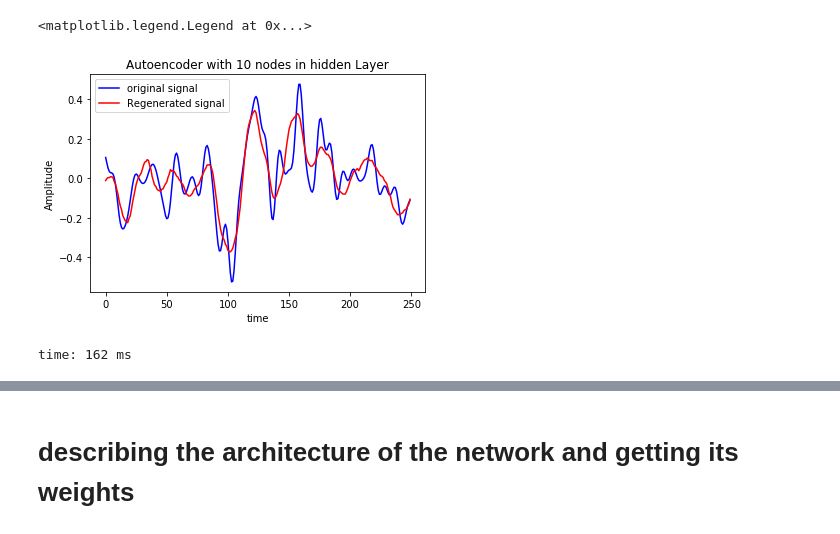
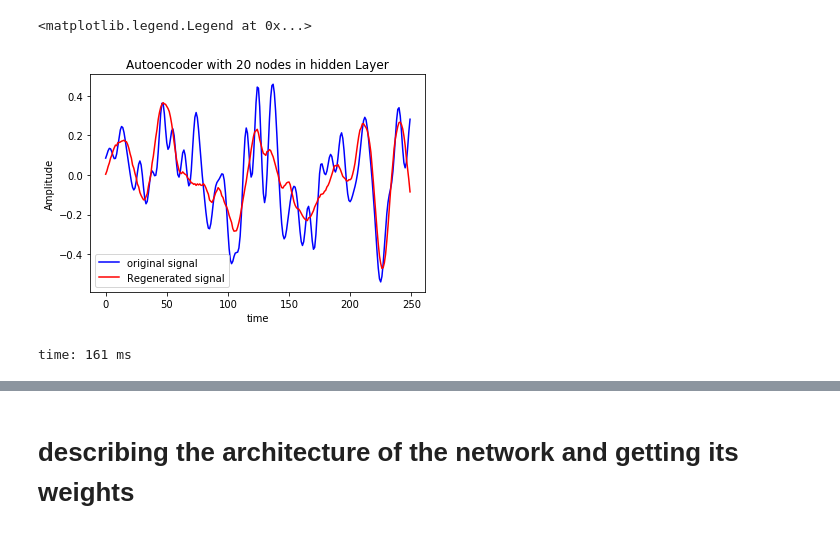
Before and after one commit to Dhawalbabbar/Autoencoder-unsupervised, a Jupyter notebook: Autoencoder NN.ipynb, the cells around one changed output, grey strips where cells are left out. Saved outputs shown, nothing was run; the diff lists cells and outputs as text; code cells hidden in the pictures.

```diff
--- a/Autoencoder NN.ipynb
+++ b/Autoencoder NN.ipynb
@@ -167,24 +153,24 @@ time: 1 ms
 # %%
 #plotting the graph for comparison
 import matplotlib.pyplot as plt
 #%matplotlib inline shows how to indent the graph
 %matplotlib inline
 #q= sample number to show
-q=21
+q=101
 #adding title
-plt.title('Autoencoder with 10 nodes in hidden Layer')
+plt.title('Autoencoder with 20 nodes in hidden Layer')
 #plotting original signal, x axis-0 to 249, y axis is x[q],label name,colour
 plt.plot(range(250),x[q],label='original signal', color='b')
 #plotting decoded signal, x axis-0 to 249, y axis is x[q],label name,colour
 plt.plot(range(250),decoded_output2[q],label='Regenerated signal',color='r')
 plt.xlabel('time')
 plt.ylabel('Amplitude')
 #legend is used for showing mapping with its colour(right box at top)
 plt.legend()
 # %% [output]
 <matplotlib.legend.Legend at 0x...>
-[figure, old version]
+[figure, new version]
-time: 162 ms
+time: 161 ms
 # %%
 #saving encoded layer
 #np.savetxt('compressed_data20-1.csv',encoded_layer,delimiter=',')
```
Also changed, not shown: parts of 18 cells of this notebook, 2 other files.
